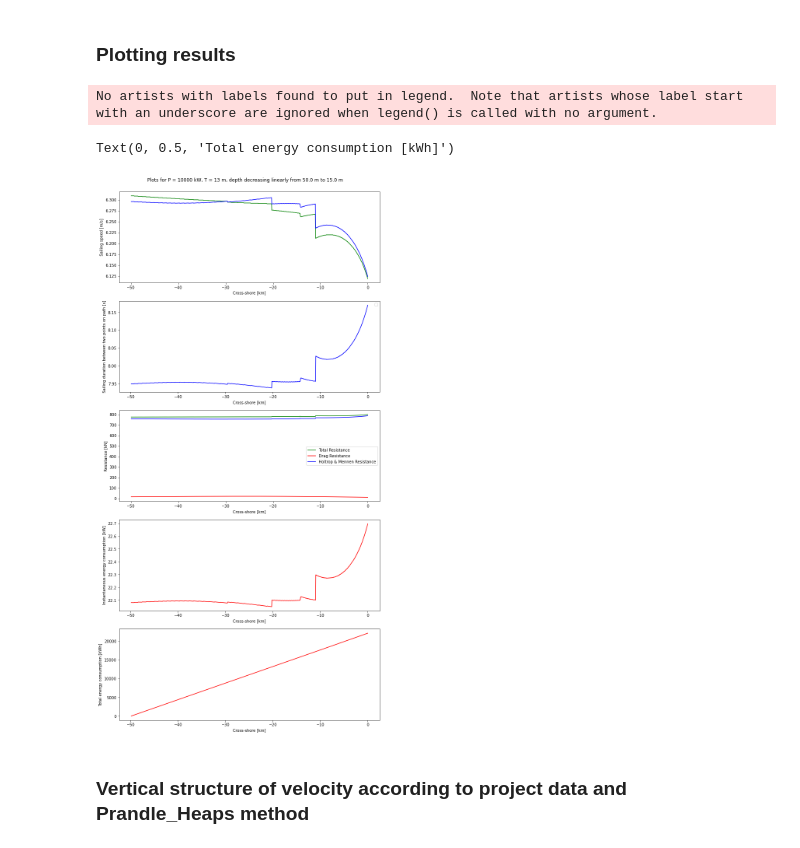
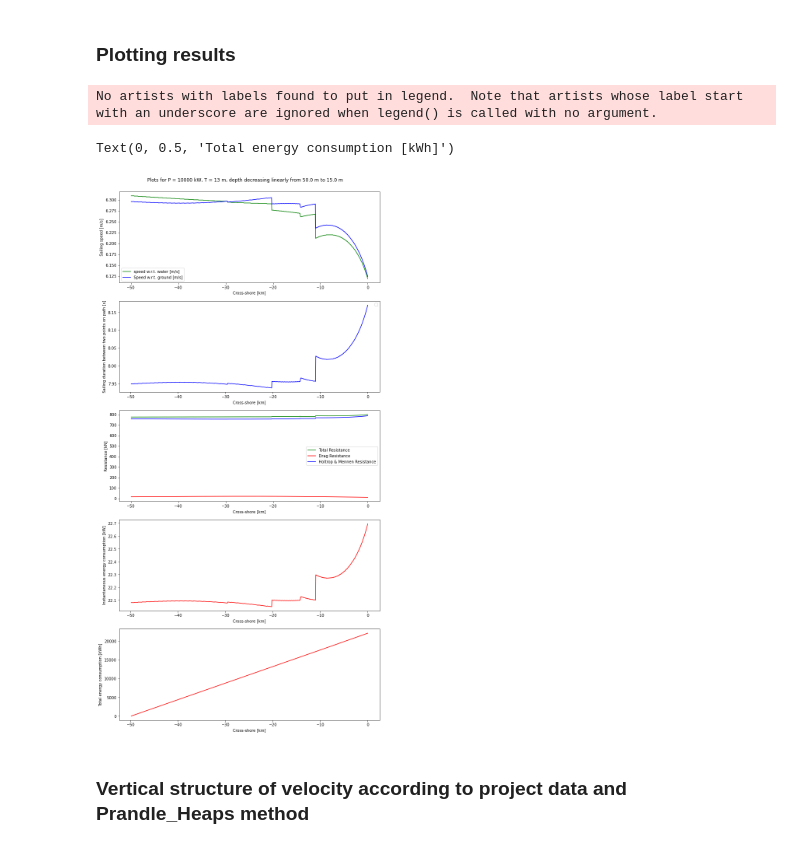
Before and after one commit to Schless/Thesis, a Jupyter notebook: Test Cases/Test Case 6.ipynb, the cells around one changed output. Drawn from its saved outputs; the diff is of its cells as text; code cells hidden in the pictures.

```diff
--- a/Test Cases/Test Case 6.ipynb
+++ b/Test Cases/Test Case 6.ipynb
@@ -104,34 +104,35 @@ ax1.plot(x[1:], velocity, color='g', label='speed w.r.t. water [m/s]')
 ax1.plot(x[1:], speed_overground, color='b', label='Speed w.r.t. ground [m/s]')
 ax1.set_xlabel('Cross-shore [km]')
 ax1.set_ylabel('Sailing speed [m/s]')
+ax1.legend()
 
 # Plot sailing duration between two consecutive x,y coordinates
 ax2.plot(x[2:], time_i, color='b')
 ax2.set_xlabel('Cross-shore [km]')
 ax2.set_ylabel('Sailing duration between two points on path [s]')
 ax2.legend()
 
 # Plot the Holtrop and Mennen resistance over time
 ax3.plot(x[1:], R_total, color='g', label='Total Resistance')
 ax3.plot(x[1:], R_drag, color='r', label='Drag Resistance')
 ax3.plot(x[1:], R_HM, color='b', label='Holtrop & Mennen Resistance')
 ax3.set_xlabel('Cross-shore [km]')
 ax3.set_ylabel('Resistance [kN]')
 ax3.legend()
 
 #plot instantaneous energy consumption per hour
 ax4.plot(x[2:], Energy, color='r')
 ax4.set_xlabel('Cross-shore [km]')
 ax4.set_ylabel('Instantaneous energy consumption [kW]')
 
 #plot total energy consumption
 ax5.plot(x[2:], Total_Energy, color='r')
 ax5.set_xlabel('Cross-shore [km]')
 ax5.set_ylabel('Total energy consumption [kWh]')
 # %% [output]
 No artists with labels found to put in legend.  Note that artists whose label start with an underscore are ignored when legend() is called with no argument.
 Text(0, 0.5, 'Total energy consumption [kWh]')
-[figure, old version]
+[figure, new version]
 # %% [markdown]
 ### Vertical structure of velocity according to project data and Prandle_Heaps method
 # %%
```
Also changed, not shown: 2 other files.
